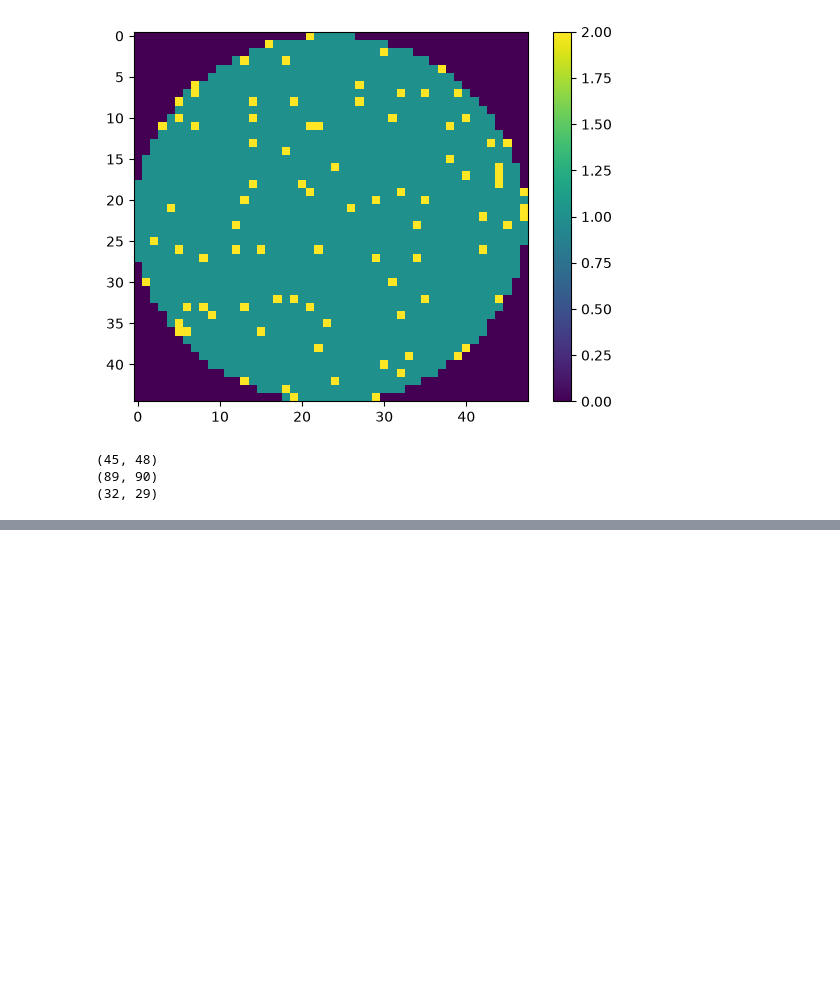
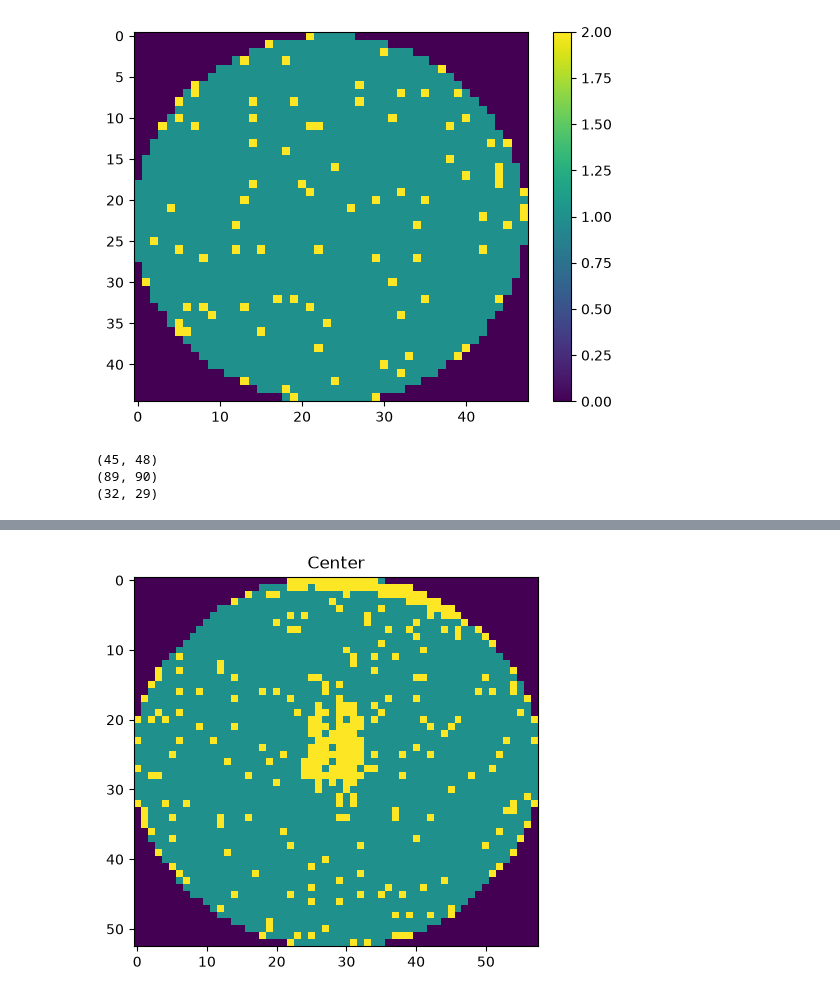
Before and after one commit to Atharva-cloud-1/wafer-detects, a Jupyter notebook: notebooks/01_explore.ipynb, the cells around one changed output, grey strips where cells are left out. Saved outputs shown, nothing was run; the diff lists cells and outputs as text; code cells hidden in the pictures; blank space fills up the shorter version.

```diff
--- a/notebooks/01_explore.ipynb
+++ b/notebooks/01_explore.ipynb
@@ -42,0 +99,7 @@ print(df.loc[500000, "waferMap"].shape)
+# %%
+center = df_lab[df_lab["label"] == "Center"]
+plt.imshow(center.iloc[0]["waferMap"])
+plt.title("Center")
+plt.show()
+# %% [output]
+[figure, added]
```
Also changed, not shown: parts of 8 cells of this notebook.
